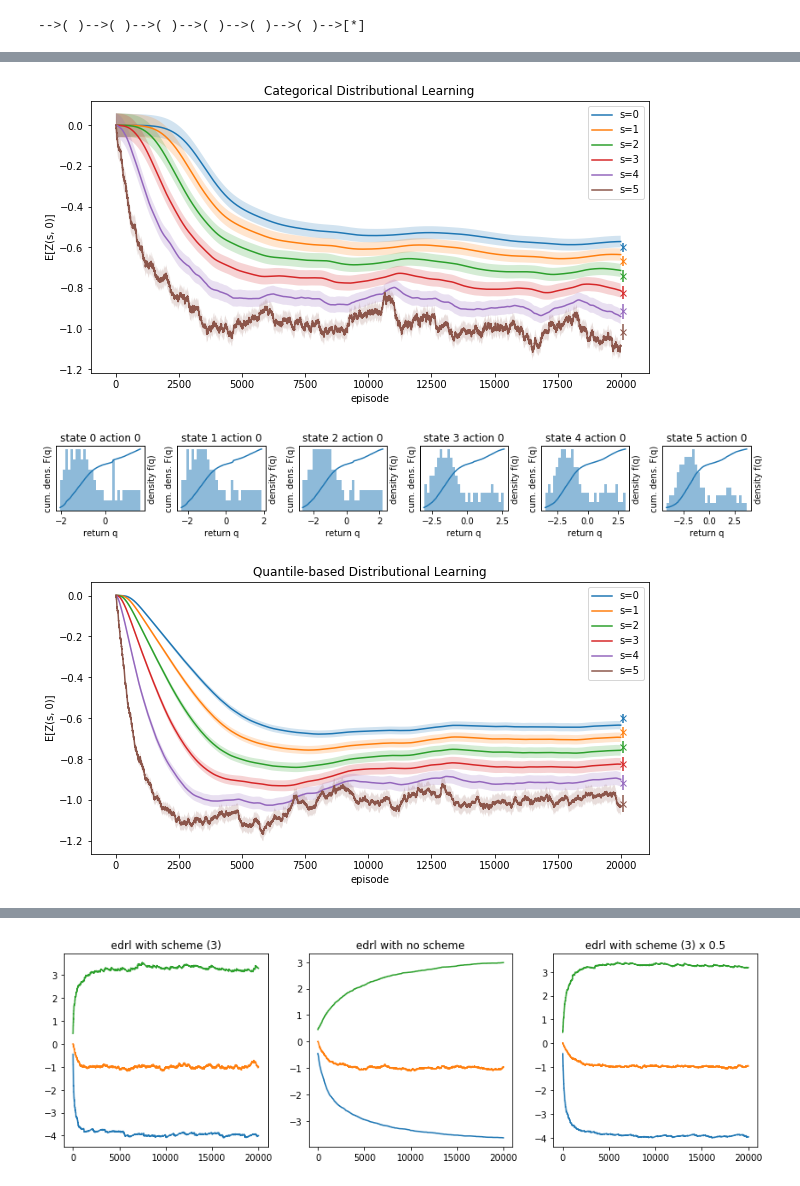
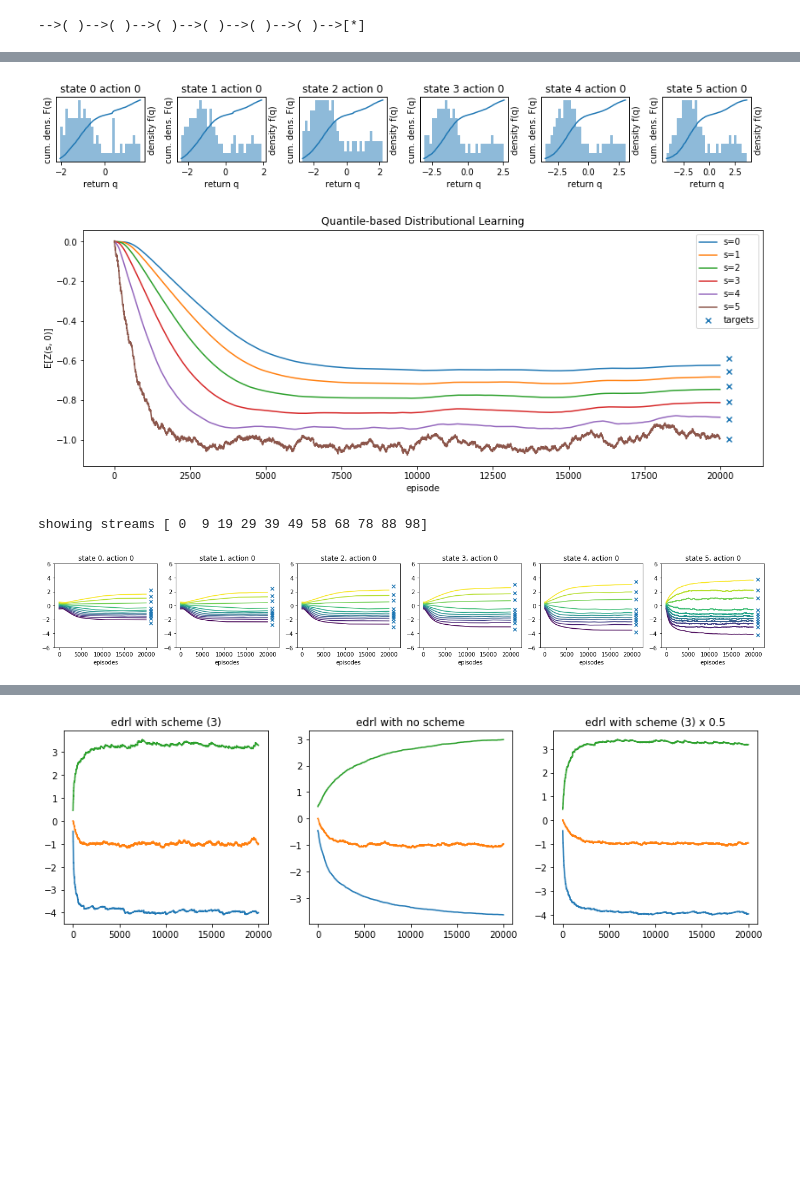
Before and after one commit to matomatical/neuRL, a Jupyter notebook: ChainMDP.ipynb, the cells around one changed output, grey strips where cells are left out. Drawn from its saved outputs; the diff is of its cells as text; code cells hidden in the pictures; blank space fills up the shorter version.

```diff
--- a/ChainMDP.ipynb
+++ b/ChainMDP.ipynb
@@ -73,7 +73,7 @@ def true_returns(env, episodes=10000, gamma=0.9):
     return rewards
 G = true_returns(env)
 
-fig, axes = plt.subplots(2, 3, figsize=(14, 8))
+fig, axes = plt.subplots(1, 6, figsize=(11.5, 2))
 for i, ax in enumerate(axes.flat):
     x = G[:, i]
     e = expectile(x, T)
@@ -90,15 +89,0 @@ plt.show()
-# %%
-def train(env, agent, episodes=10000, render=True, log=False):
-    if log: history = [agent.state()]
-    for _ in tqdm.trange(episodes, unit="eps"):
-        s = env.reset()
-        done = False
-        if render: env.render()
-        while not done:
-            a = agent.action(s)
-            s_, r, done, _ = env.step(a)
-            agent.update(s, a, r, s_, done)
-            s = s_
-            if render: env.render()
-        if log: history.append(agent.state())
-    if log: return history
@@ -211,22 +231,3 @@ cdrlagent.render()
-# %%
-log = np.array(cdrllog)
-plt.figure(figsize=(10, 5))
-plt.title("Categorical Distributional Learning")
-for i in range(6):
-    time = np.arange(log.shape[0])
-    dist = log[:, i, 0]
-    mean = dist @ cdrl_z
-    zc = ((cdrl_z - mean[:, np.newaxis])**2)
-    sd = np.sqrt((dist[:, np.newaxis] @ zc[:, :, np.newaxis]).squeeze())
-    l, = plt.plot(time, mean, label=f"s={i}")
-    plt.fill_between(time, mean+0.02*sd, mean-0.02*sd, alpha=0.2, facecolor=l.get_color())
-    plt.errorbar(time[-1]+100, np.mean(G[:, i]), yerr=0.02*np.std(G[:, i]), marker="x", color=l.get_color())
-plt.ylabel("E[Z(s, 0)]")
-plt.xlabel("episode")
-plt.legend()
-plt.show()
-# %% [output]
-[figure, removed]
 # %%
 class QDRLAgent:
     def __init__(self, n_actions, n_states, quantile_params, alpha=0.005, gamma=0.9):
@@ -252,49 +253,38 @@ class QDRLAgent:
         # NOTE: not using "Quantile Huber Loss" because not doing fn aprx.
         losses_jk = (T[:, None] <= self.Q[s, a]) - self.t
         self.Q[s, a] -= self.alpha / self.k * np.sum(losses_jk, axis=0)
     def render(self):
         fig, axes = plt.subplots(self.m, self.n, figsize=(2*self.n, 2*self.m))
         for i in range(self.n):
             for j in range(self.m):
                 if self.m > 1:
                     ax = axes[i, j]
                 else:
                     ax = axes[i]
                 ax.set_title(f"state {i} action {j}")
                 ax.set_ylabel("cum. dens. F(q)")
                 ax.set_xlabel("return q")
                 ax.plot(self.Q[i, j], self.t)
                 ax2 = ax.twinx()
                 ax2.hist(self.Q[i, j], density=True, bins=31, alpha=0.5)
                 ax2.set_ylabel("density f(q)")
                 ax.set_yticks([])
                 ax2.set_yticks([])
         plt.tight_layout()
         plt.show()
     def state(self):
         return self.Q.copy()
 
 qdrl_t = np.linspace(0.01, 0.99, 99)
 qdrlagent = QDRLAgent(1, 6, quantile_params=qdrl_t)
 qdrllog = train(ChainMDP(6), qdrlagent, episodes=20000, render=False, log=True)
 qdrlagent.render()
+plot_log(np.mean(qdrllog, axis=-1), np.mean(G, axis=0),
+         "Quantile-based Distributional Learning", "E[Z(s, 0)]")
+targets = np.array([[np.quantile(G[:, i], qdrlagent.t)] for i in range(6)])
+plot_states(qdrllog, targets)
 # %% [output]
-[figure, old version]
+[figure, new version]
+[figure, added]
+showing streams [ 0  9 19 29 39 49 58 68 78 88 98]
+[figure, added]
-# %%
-log = np.array(qdrllog)
-plt.figure(figsize=(10, 5))
-plt.title("Quantile-based Distributional Learning")
-for i in range(6):
-    time = np.arange(log.shape[0])
-    dist = log[:, i, 0]
-    mean = np.mean(dist, axis=-1)
-    sd = np.std(dist, axis=-1)
-    l, = plt.plot(time, mean, label=f"s={i}")
-    plt.fill_between(time, mean+0.02*sd, mean-0.02*sd, alpha=0.2, facecolor=l.get_color())
-    plt.errorbar(time[-1]+100, np.mean(G[:, i]), yerr=0.02*np.std(G[:, i]), marker="x", color=l.get_color())
-plt.ylabel("E[Z(s, 0)]")
-plt.xlabel("episode")
-plt.legend()
-plt.show()
-# %% [output]
-[figure, removed]
```
Also changed, not shown: parts of 31 cells of this notebook.
